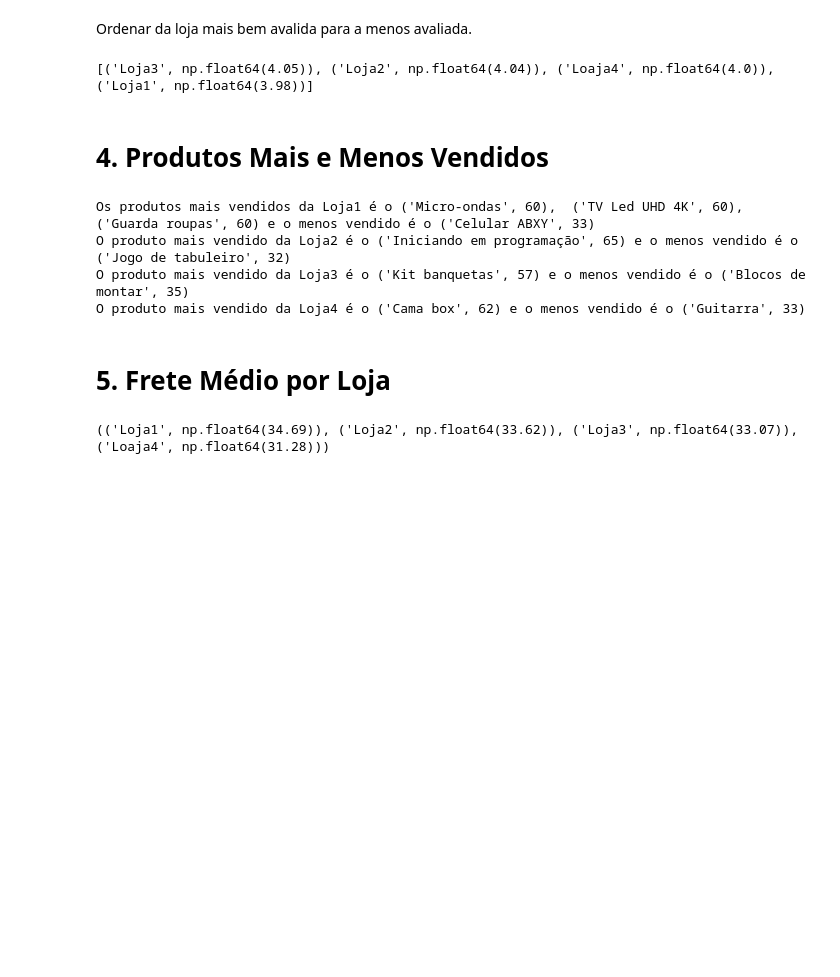
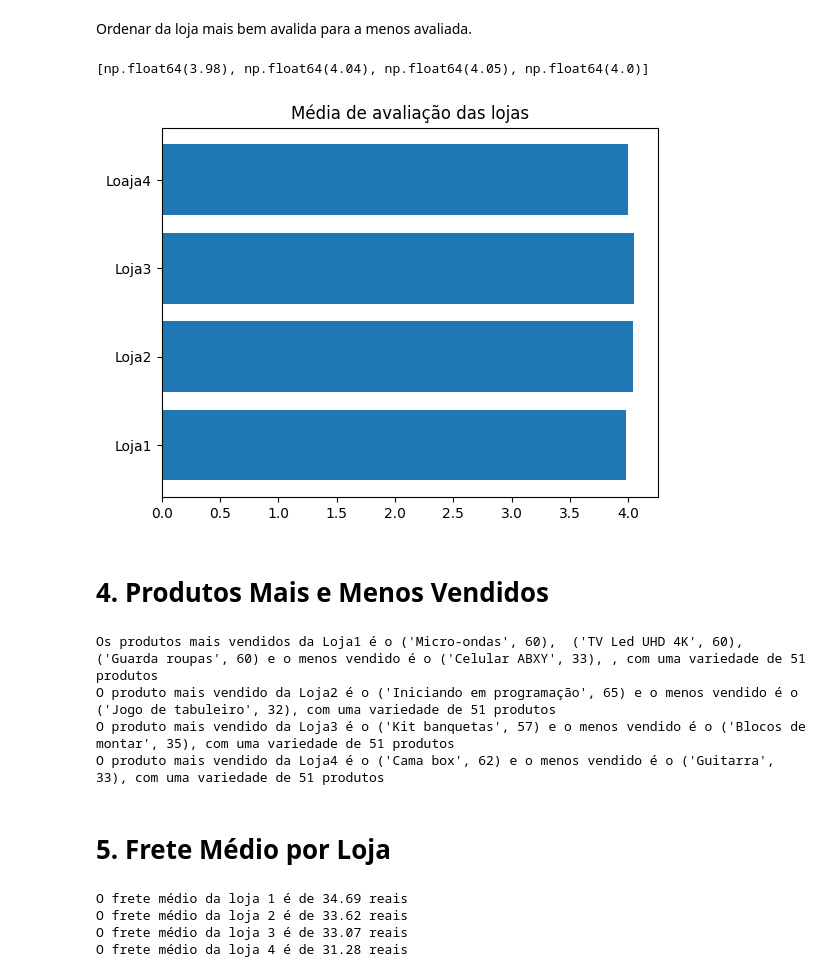
Before and after one commit to Henriquerocha2000/ChallengeAluraStore, a Jupyter notebook: DesafioAluraAnaliseDeDados.ipynb, the cells around one changed output. Cells and saved outputs as stored; diff of their text form; code cells hidden in the pictures; blank space fills up the shorter version.

```diff
--- a/DesafioAluraAnaliseDeDados.ipynb
+++ b/DesafioAluraAnaliseDeDados.ipynb
@@ -65,13 +74,17 @@ Ordenar da loja mais bem avalida para a menos avaliada.
 # %%
 media_avaliacao = []
 media_avaliacao.append(media_avaliacao_loja1)
 media_avaliacao.append(media_avaliacao_loja2)
 media_avaliacao.append(media_avaliacao_loja3)
 media_avaliacao.append(media_avaliacao_loja4)
-media_avaliacao_geral_lojas = sorted(tuple(zip(lojas, media_avaliacao)), key = lambda x:x[1], reverse=True)
-print(media_avaliacao_geral_lojas)
+print(media_avaliacao)
+
+plt.barh(lojas, media_avaliacao)
+plt.title('Média de avaliação das lojas')
+plt.show()
 # %% [output]
-[('Loja3', np.float64(4.05)), ('Loja2', np.float64(4.04)), ('Loaja4', np.float64(4.0)), ('Loja1', np.float64(3.98))]
+[np.float64(3.98), np.float64(4.04), np.float64(4.05), np.float64(4.0)]
+[figure, added]
 # %% [markdown]
 # 4. Produtos Mais e Menos Vendidos
 # %%
@@ -79,15 +92,15 @@ produtos_loja1 = Counter(loja['Produto']).most_common()
 produtos_loja2 = Counter(loja2['Produto']).most_common()
 produtos_loja3 = Counter(loja3['Produto']).most_common()
 produtos_loja4 = Counter(loja4['Produto']).most_common()
-print(f'Os produtos mais vendidos da Loja1 é o {produtos_loja1[0]},  {produtos_loja1[1]},  {produtos_loja1[2]} e o menos vendido é o {produtos_loja1[-1]}')
-print(f'O produto mais vendido da Loja2 é o {produtos_loja2[0]} e o menos vendido é o {produtos_loja2[-1]}')
-print(f'O produto mais vendido da Loja3 é o {produtos_loja3[0]} e o menos vendido é o {produtos_loja3[-1]}')
-print(f'O produto mais vendido da Loja4 é o {produtos_loja4[0]} e o menos vendido é o {produtos_loja4[-1]}')
+print(f'Os produtos mais vendidos da Loja1 é o {produtos_loja1[0]},  {produtos_loja1[1]},  {produtos_loja1[2]} e o menos vendido é o {produtos_loja1[-1]}, , com uma variedade de {len(produtos_loja1)} produtos')
+print(f'O produto mais vendido da Loja2 é o {produtos_loja2[0]} e o menos vendido é o {produtos_loja2[-1]}, com uma variedade de {len(produtos_loja2)} produtos')
+print(f'O produto mais vendido da Loja3 é o {produtos_loja3[0]} e o menos vendido é o {produtos_loja3[-1]}, com uma variedade de {len(produtos_loja3)} produtos')
+print(f'O produto mais vendido da Loja4 é o {produtos_loja4[0]} e o menos vendido é o {produtos_loja4[-1]}, com uma variedade de {len(produtos_loja4)} produtos')
 # %% [output]
-Os produtos mais vendidos da Loja1 é o ('Micro-ondas', 60),  ('TV Led UHD 4K', 60),  ('Guarda roupas', 60) e o menos vendido é o ('Celular ABXY', 33)
-O produto mais vendido da Loja2 é o ('Iniciando em programação', 65) e o menos vendido é o ('Jogo de tabuleiro', 32)
-O produto mais vendido da Loja3 é o ('Kit banquetas', 57) e o menos vendido é o ('Blocos de montar', 35)
-O produto mais vendido da Loja4 é o ('Cama box', 62) e o menos vendido é o ('Guitarra', 33)
+Os produtos mais vendidos da Loja1 é o ('Micro-ondas', 60),  ('TV Led UHD 4K', 60),  ('Guarda roupas', 60) e o menos vendido é o ('Celular ABXY', 33), , com uma variedade de 51 produtos
+O produto mais vendido da Loja2 é o ('Iniciando em programação', 65) e o menos vendido é o ('Jogo de tabuleiro', 32), com uma variedade de 51 produtos
+O produto mais vendido da Loja3 é o ('Kit banquetas', 57) e o menos vendido é o ('Blocos de montar', 35), com uma variedade de 51 produtos
+O produto mais vendido da Loja4 é o ('Cama box', 62) e o menos vendido é o ('Guitarra', 33), com uma variedade de 51 produtos
 # %% [markdown]
 # 5. Frete Médio por Loja
 # %%
@@ -95,7 +108,13 @@ frete_medio_loja1 = round(loja['Frete'].mean(), 2)
 frete_medio_loja2 = round(loja2['Frete'].mean(), 2)
 frete_medio_loja3 = round(loja3['Frete'].mean(), 2)
 frete_medio_loja4 = round(loja4['Frete'].mean(), 2)
-media_geral_frete = tuple(zip(lojas, [frete_medio_loja1, frete_medio_loja2, frete_medio_loja3, frete_medio_loja4]))
-print(media_geral_frete)
+print(f'O frete médio da loja 1 é de {frete_medio_loja1} reais')
+print(f'O frete médio da loja 2 é de {frete_medio_loja2} reais')
+print(f'O frete médio da loja 3 é de {frete_medio_loja3} reais')
+print(f'O frete médio da loja 4 é de {frete_medio_loja4} reais')
+frete_lojas = [frete_medio_loja1, frete_medio_loja2, frete_medio_loja3, frete_medio_loja4]
 # %% [output]
-(('Loja1', np.float64(34.69)), ('Loja2', np.float64(33.62)), ('Loja3', np.float64(33.07)), ('Loaja4', np.float64(31.28)))
+O frete médio da loja 1 é de 34.69 reais
+O frete médio da loja 2 é de 33.62 reais
+O frete médio da loja 3 é de 33.07 reais
+O frete médio da loja 4 é de 31.28 reais
```
Also changed, not shown: parts of 8 cells of this notebook.
